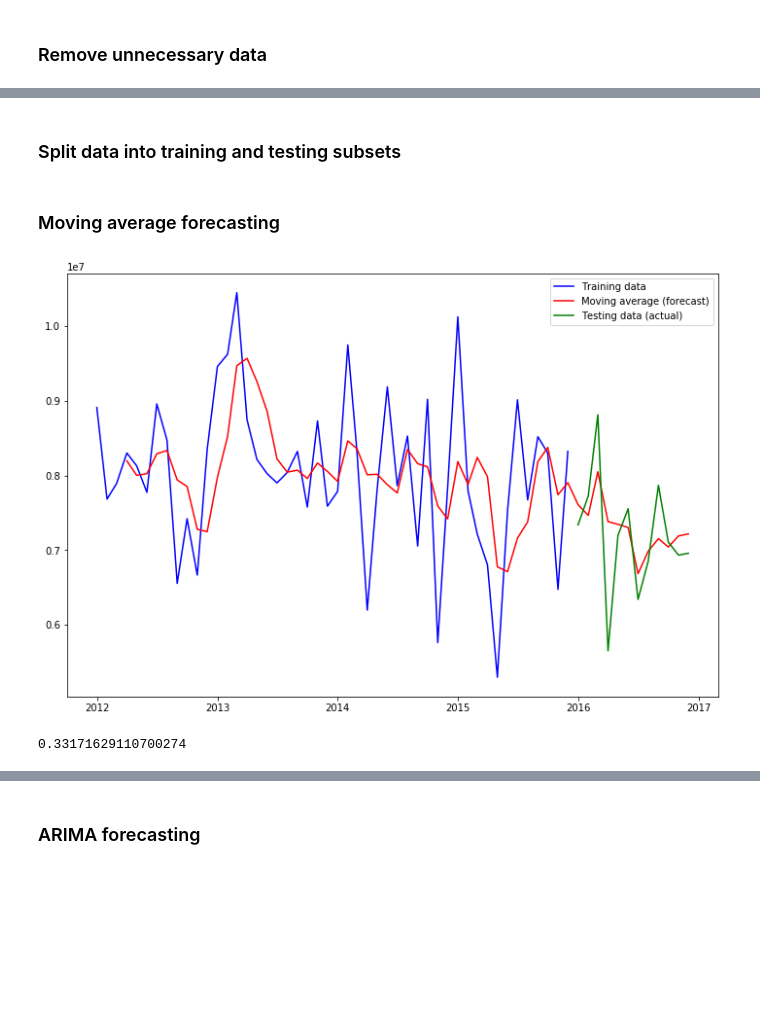
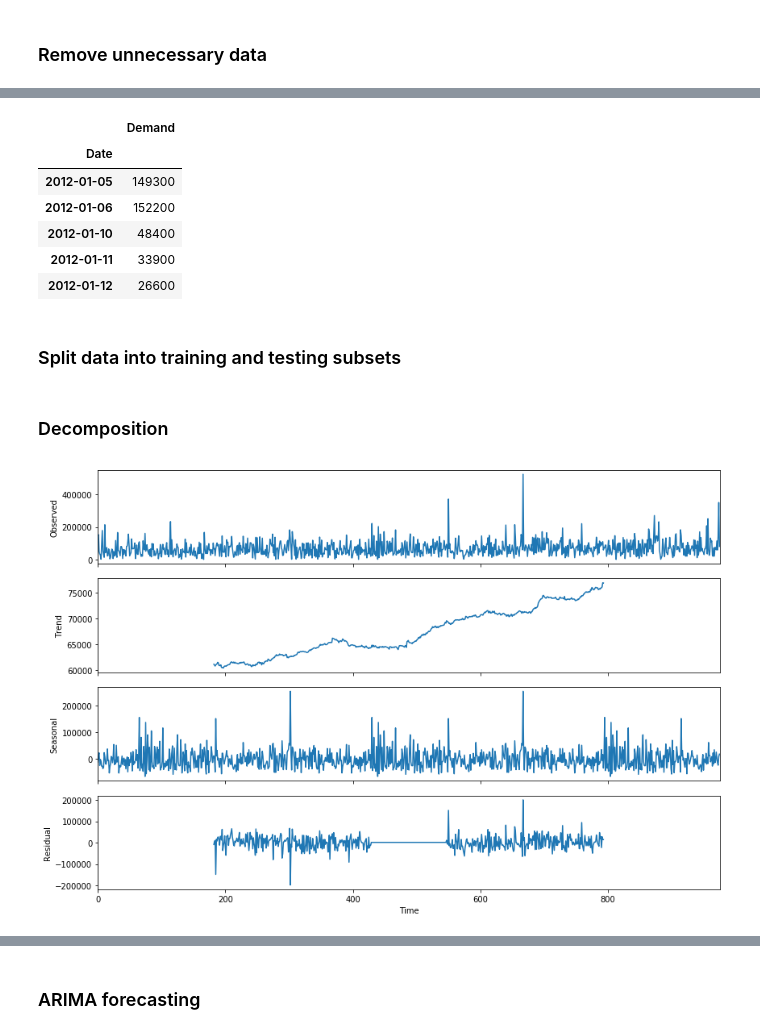
Before and after one commit to mt3443/time-series, a Jupyter notebook: time_series.ipynb, the cells around one changed output, grey strips where cells are left out. Cells and saved outputs as stored; diff of their text form; code cells hidden in the pictures; blank space fills up the shorter version.

```diff
--- a/time_series.ipynb
+++ b/time_series.ipynb
@@ -96,3 +60,24 @@ df.head()
+# %%
+# For some reason, demand totals for each day are split into many rows
+# We need to fix this before moving on
+
+demands = []
+
+for index, row in df.iterrows():
+    demands.append(int(row['Order_Demand'].strip('()')))
+
+df['Demand'] = demands
+df = df.groupby('Date').agg({'Demand': 'sum'})
+
+df.head()
+# %% [output]
+|  | Demand |
+| Date |  |
+| 2012-01-05 | 149300 |
+| 2012-01-06 | 152200 |
+| 2012-01-10 | 48400 |
+| 2012-01-11 | 33900 |
+| 2012-01-12 | 26600 |
 # %% [markdown]
 ### Split data into training and testing subsets
 # %%
@@ -103,22 +88,14 @@ x = df.Date.values
 y = df.Demand.values
 train_input, test_input, train_output, test_output = train_test_split(x, y, test_size=.2, shuffle=False)
-# %% [markdown]
-### Moving average forecasting
-# %%
-# Plot gives simple qualitative accuracy
-
-moving_average = df.set_index('Date').rolling(4).mean()
-plt.rcParams['figure.figsize'] = [12, 8]
-plt.plot(train_input, train_output, color='blue', label='Training data')
-plt.plot(moving_average, color='red', label='Moving average (forecast)')
-plt.plot(test_input, test_output, color='green', label='Testing data (actual)')
-plt.legend(loc='best')
-plt.show()
-# %% [output]
-[figure, removed]
-# %%
-# R-Squared value gives this model a quantitative accuracy
-
-r2_score(test_output, list(moving_average['Demand'][-12:]))
-# %% [output]
-0.33171629110700274
+# %% [markdown]
+### Decomposition
+# %%
+# This ensures a trend exists below the noise
+# We can exploit this underlying trend to make predictions
+
+decomp = seasonal_decompose(train_output, freq=365)
+plt.rcParams['figure.figsize'] = [12, 8]
+decomp.plot()
+plt.show()
+# %% [output]
+[figure, added]
```
Also changed, not shown: parts of 11 cells of this notebook.
